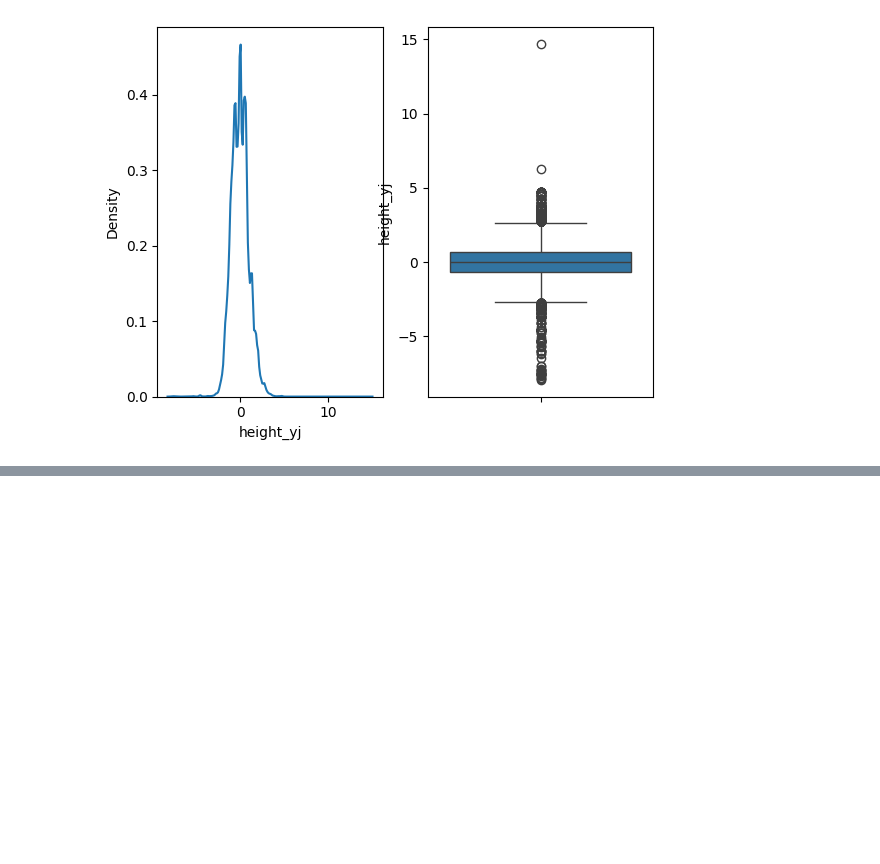
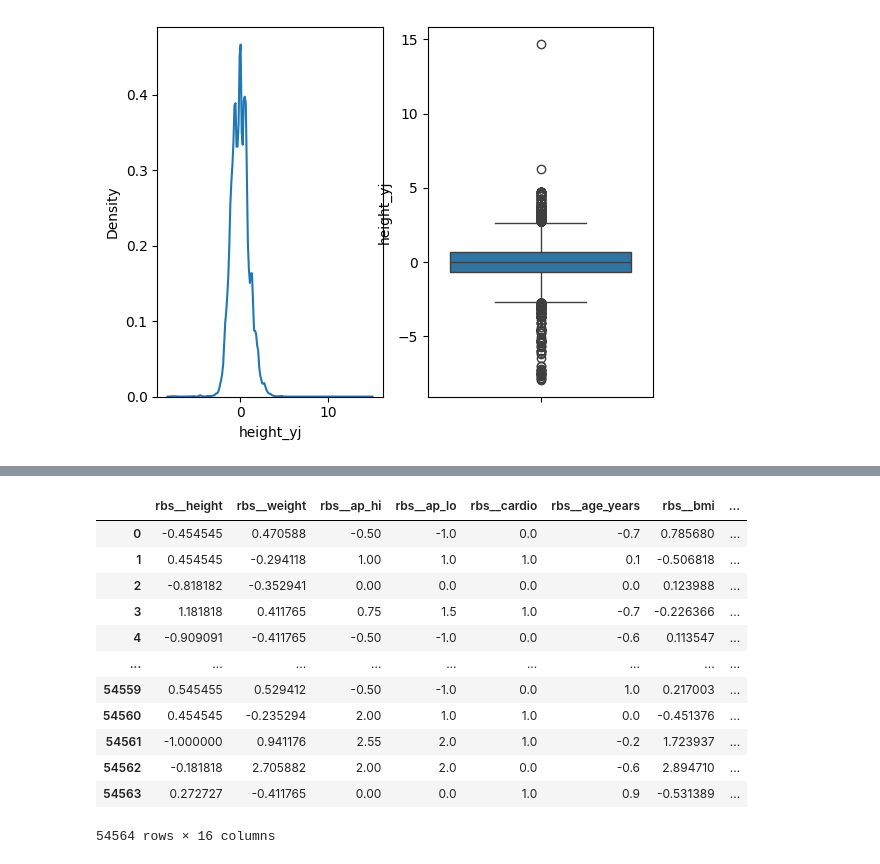
Before and after one commit to VishalMurya/Cardio_ML, a Jupyter notebook: Cardio.ipynb, the cells around one changed output, grey strips where cells are left out. Saved outputs shown, nothing was run; the diff lists cells and outputs as text; code cells hidden in the pictures; blank space fills up the shorter version.

```diff
--- a/Cardio.ipynb
+++ b/Cardio.ipynb
@@ -291,0 +351,8 @@ sns.boxplot(df['height_yj'], ax = ax[1])
+# %%
+ct = ColumnTransformer(
+    transformers=[
+        ('rbs', RobustScaler(), Numerical),
+        ('ohe', OneHotEncoder(drop='first', handle_unknown='ignore'), ['bp_category'])
+    ],
+    remainder='passthrough'
+)
@@ -291,0 +398,2 @@ sns.boxplot(df['height_yj'], ax = ax[1])
+# %%
+X_train_transformed = ct.fit_transform(X_train)
@@ -291,0 +416,18 @@ sns.boxplot(df['height_yj'], ax = ax[1])
+# %%
+pd.DataFrame(X_train_transformed, columns= ct.get_feature_names_out())
+
+# pd.DataFrame()
+# %% [output]
+|  | rbs__height | rbs__weight | rbs__ap_hi | rbs__ap_lo | rbs__cardio | rbs__age_years | rbs__bmi | ... |
+| 0 | -0.454545 | 0.470588 | -0.50 | -1.0 | 0.0 | -0.7 | 0.785680 | ... |
+| 1 | 0.454545 | -0.294118 | 1.00 | 1.0 | 1.0 | 0.1 | -0.506818 | ... |
+| 2 | -0.818182 | -0.352941 | 0.00 | 0.0 | 0.0 | 0.0 | 0.123988 | ... |
+| 3 | 1.181818 | 0.411765 | 0.75 | 1.5 | 1.0 | -0.7 | -0.226366 | ... |
+| 4 | -0.909091 | -0.411765 | -0.50 | -1.0 | 0.0 | -0.6 | 0.113547 | ... |
+| ... | ... | ... | ... | ... | ... | ... | ... | ... |
+| 54559 | 0.545455 | 0.529412 | -0.50 | -1.0 | 0.0 | 1.0 | 0.217003 | ... |
+| 54560 | 0.454545 | -0.235294 | 2.00 | 1.0 | 1.0 | 0.0 | -0.451376 | ... |
+| 54561 | -1.000000 | 0.941176 | 2.55 | 2.0 | 1.0 | -0.2 | 1.723937 | ... |
+| 54562 | -0.181818 | 2.705882 | 2.00 | 2.0 | 0.0 | -0.6 | 2.894710 | ... |
+| 54563 | 0.272727 | -0.411765 | 0.00 | 0.0 | 1.0 | 0.9 | -0.531389 | ... |
+54564 rows × 16 columns
```
Also changed, not shown: parts of 16 cells of this notebook.
